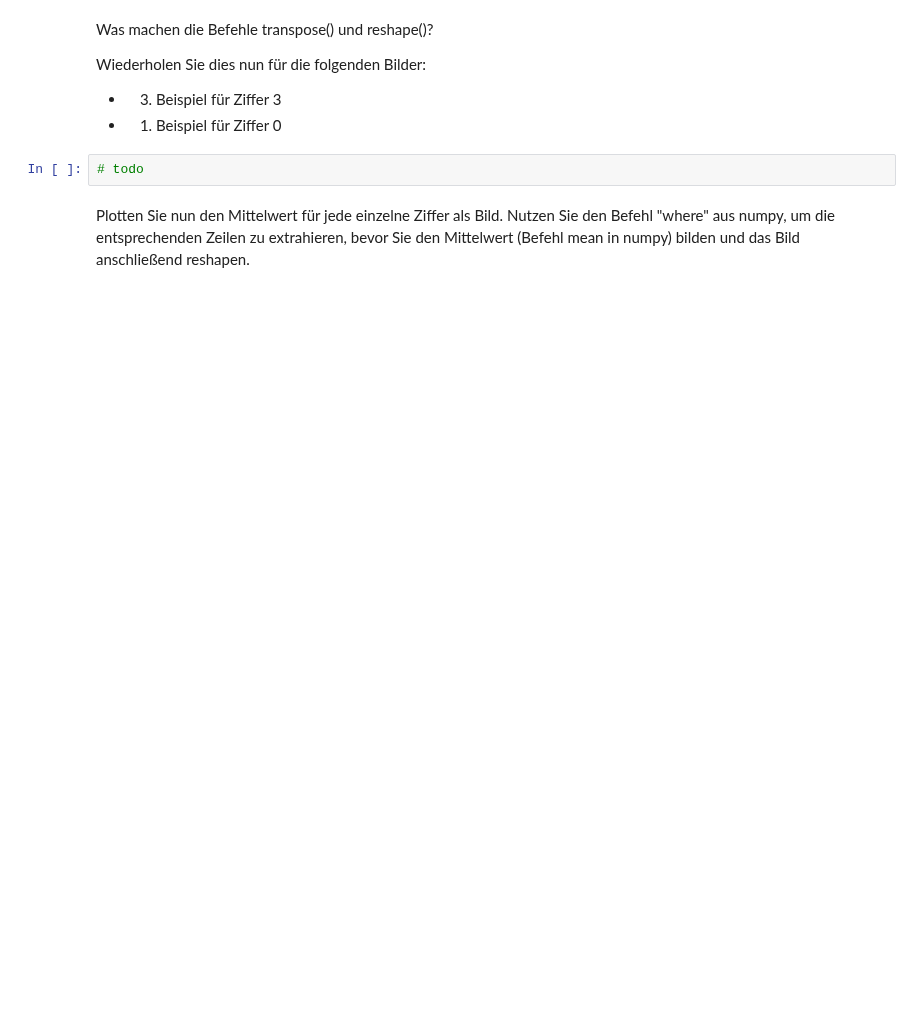
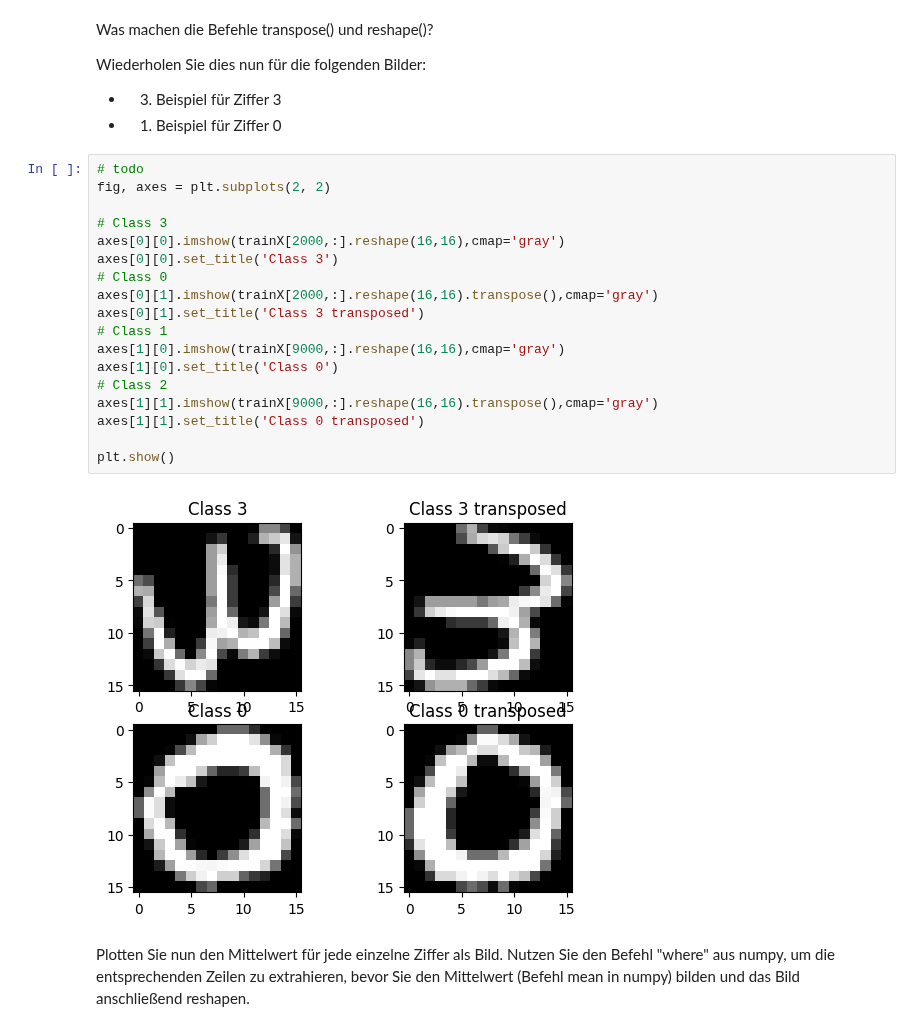
Before and after one commit to MortizK/LaTeX, a Jupyter notebook: DHBW/sem4/DataSci/jupyter/kNN_stud.ipynb, the cells around one changed output. Cells and saved outputs as stored; diff of their text form; blank space fills up the shorter version.

```diff
--- a/DHBW/sem4/DataSci/jupyter/kNN_stud.ipynb
+++ b/DHBW/sem4/DataSci/jupyter/kNN_stud.ipynb
@@ -64,6 +107,24 @@ Wiederholen Sie dies nun für die folgenden Bilder:
 * 1. Beispiel für Ziffer 0
 # %%
 # todo
+fig, axes = plt.subplots(2, 2)
+
+# Class 3
+axes[0][0].imshow(trainX[2000,:].reshape(16,16),cmap='gray')
+axes[0][0].set_title('Class 3')
+# Class 0
+axes[0][1].imshow(trainX[2000,:].reshape(16,16).transpose(),cmap='gray')
+axes[0][1].set_title('Class 3 transposed')
+# Class 1
+axes[1][0].imshow(trainX[9000,:].reshape(16,16),cmap='gray')
+axes[1][0].set_title('Class 0')
+# Class 2
+axes[1][1].imshow(trainX[9000,:].reshape(16,16).transpose(),cmap='gray')
+axes[1][1].set_title('Class 0 transposed')
+
+plt.show()
+# %% [output]
+[figure, added]
 # %% [markdown]
 Plotten Sie nun den Mittelwert für jede einzelne Ziffer als Bild. Nutzen Sie den Befehl "where" aus numpy, um die entsprechenden Zeilen zu extrahieren, bevor Sie den Mittelwert (Befehl mean in numpy) bilden und das Bild anschließend reshapen.
 # %%
```
Also changed, not shown: parts of 15 cells of this notebook, 4 other files.
